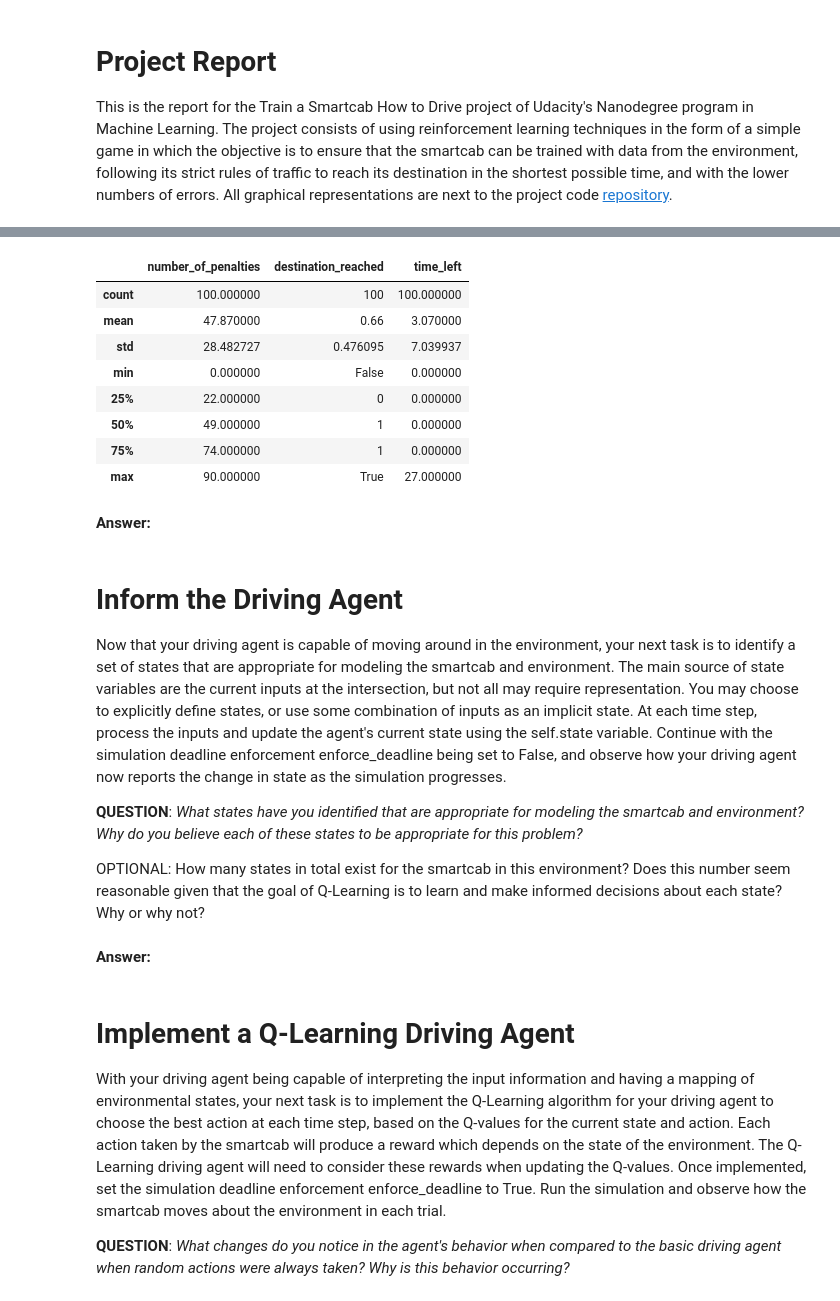
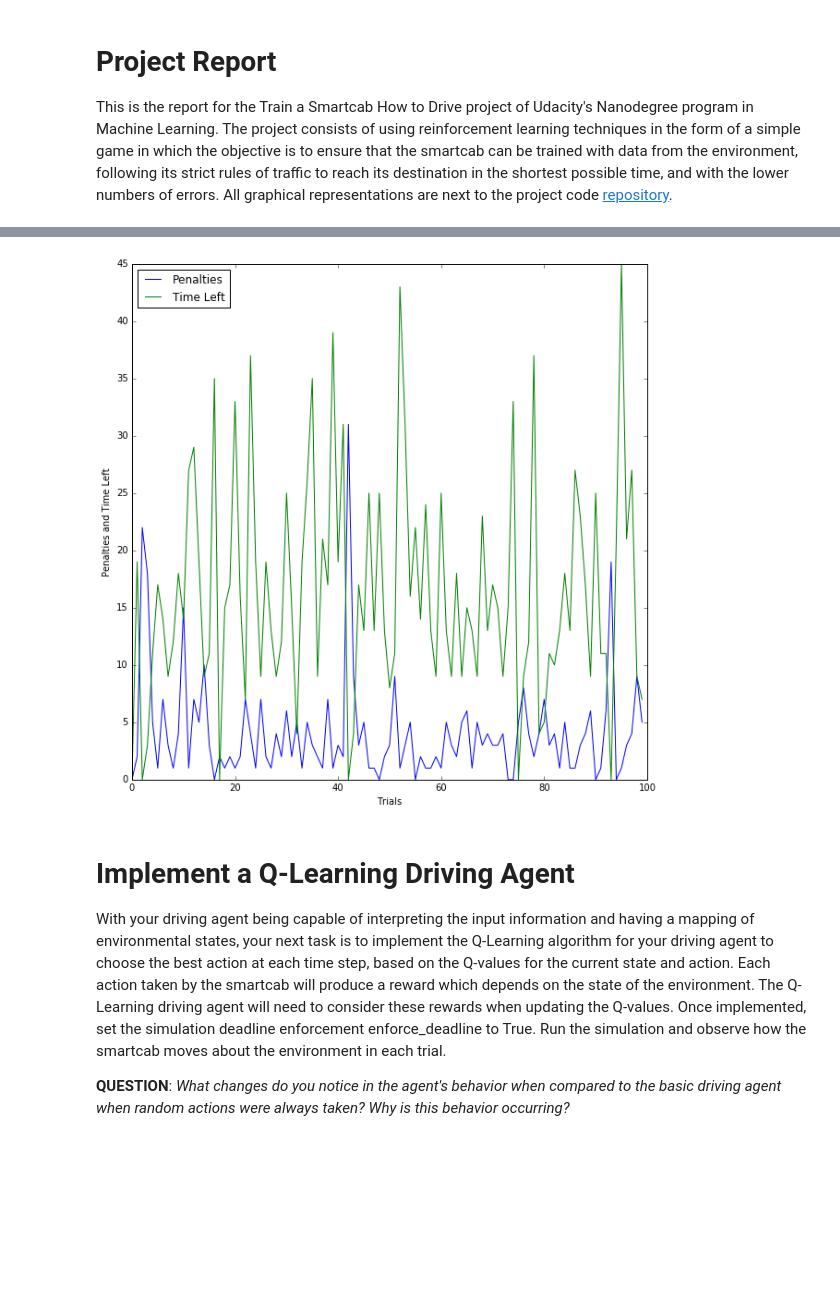
Before and after one commit to drschilling/smartcab, a Jupyter notebook: report.ipynb, the cells around one changed output, grey strips where cells are left out. Saved outputs shown, nothing was run; the diff lists cells and outputs as text; code cells hidden in the pictures; blank space fills up the shorter version.

```diff
--- a/report.ipynb
+++ b/report.ipynb
@@ -84,52 +182,35 @@ For this project I will not consider updating the information for **left** and *
 # %%
 from matplotlib import pyplot as plt
 %matplotlib inline
 
-#plt.figure(figsize=(10,10))
+plt.figure(figsize=(10,10))
 
-import pandas as pd
-df = pd.read_csv('smartcab/results/random_output.csv')
-features = df.drop('number_of_trials', axis = 1)
-features.describe()
+#import pandas as pd
+#df = pd.read_csv('smartcab/results/q_learning_output.csv')
+#features = df.drop('number_of_trials', axis = 1)
+#features.describe()
 
-
-#df_qlearning = pd.read_csv('smartcab/results/q_learning_output.csv')
+#df_random = pd.read_csv('smartcab/results/random_output.csv')
+df_qlearning = pd.read_csv('smartcab/results/q_learning_output.csv')
 #df_optimized = pd.read_csv('smartcab/results/optimized_output.csv' )
 
-#penalties = df_random.number_of_penalties.tolist()
+#penalties_random = df_random.time_left.tolist()
+penalties_qlearning = df_qlearning.number_of_penalties.tolist()
+time_left_qlearning = df_qlearning.time_left.tolist()
 #time_left = df_random.time_left.tolist()
 #destination_reached = df_random.destination_reached.tolist()
 
-#plt.plot(range(0,100), time_left, label='Time left')
-#plt.plot(range(0,100), penalties, label='Penalties')
+plt.plot(range(0,100), penalties_qlearning, label='Penalties', color='b')
+plt.plot(range(0,100), time_left_qlearning, label='Time Left', color='g')
 #plt.plot(range(0,100), optimized_penalties, label='Optimized')
 
-#plt.xlabel('Trials')
-#plt.ylabel('Time left and Penalties')
-#plt.legend(loc=2)
+plt.xlabel('Trials')
+plt.ylabel('Penalties and Time Left')
+plt.legend(loc=2)
 
-#plt.show()
+plt.show()
 # %% [output]
-|  | number_of_penalties | destination_reached | time_left |
-| count | 100.000000 | 100 | 100.000000 |
-| mean | 47.870000 | 0.66 | 3.070000 |
-| std | 28.482727 | 0.476095 | 7.039937 |
-| min | 0.000000 | False | 0.000000 |
-| 25% | 22.000000 | 0 | 0.000000 |
-| 50% | 49.000000 | 1 | 0.000000 |
-| 75% | 74.000000 | 1 | 0.000000 |
-| max | 90.000000 | True | 27.000000 |
+[figure, added]
-# %% [markdown]
-**Answer:**
-# %% [markdown]
-# Inform the Driving Agent
-Now that your driving agent is capable of moving around in the environment, your next task is to identify a set of states that are appropriate for modeling the smartcab and environment. The main source of state variables are the current inputs at the intersection, but not all may require representation. You may choose to explicitly define states, or use some combination of inputs as an implicit state. At each time step, process the inputs and update the agent's current state using the self.state variable. Continue with the simulation deadline enforcement enforce_deadline being set to False, and observe how your driving agent now reports the change in state as the simulation progresses.
-
-**QUESTION**: _What states have you identified that are appropriate for modeling the smartcab and environment? Why do you believe each of these states to be appropriate for this problem?_
-
-OPTIONAL: How many states in total exist for the smartcab in this environment? Does this number seem reasonable given that the goal of Q-Learning is to learn and make informed decisions about each state? Why or why not?
-# %% [markdown]
-**Answer:**
 # %% [markdown]
 # Implement a Q-Learning Driving Agent
 With your driving agent being capable of interpreting the input information and having a mapping of environmental states, your next task is to implement the Q-Learning algorithm for your driving agent to choose the best action at each time step, based on the Q-values for the current state and action. Each action taken by the smartcab will produce a reward which depends on the state of the environment. The Q-Learning driving agent will need to consider these rewards when updating the Q-values. Once implemented, set the simulation deadline enforcement enforce_deadline to True. Run the simulation and observe how the smartcab moves about the environment in each trial.
```
Also changed, not shown: parts of 11 cells of this notebook, 5 other files.
